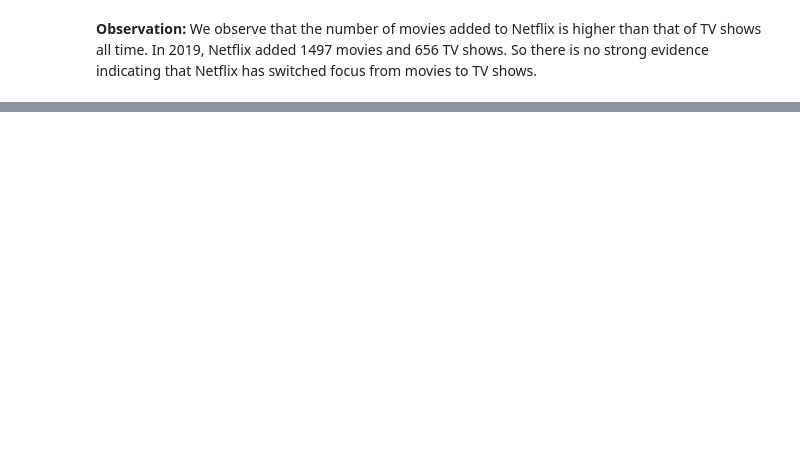
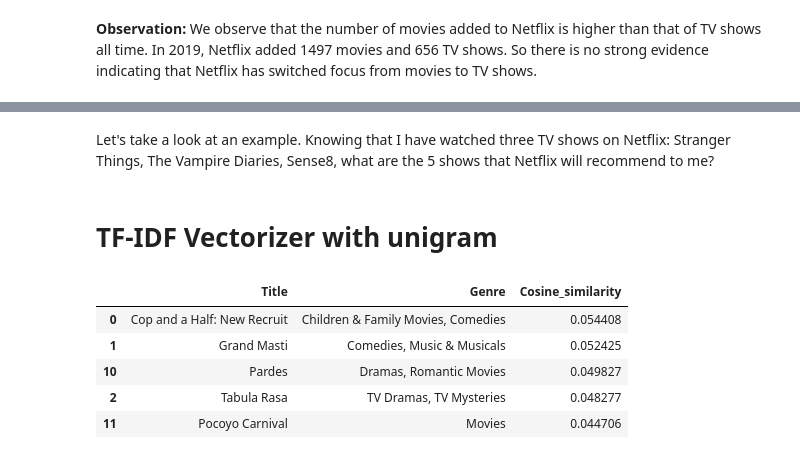
Before and after one commit to Harisha-AlmaBetter/NETFLIX-MOVIES-AND-TV-SHOWS-CLUSTERING, a Jupyter notebook: NETFLIX_MOVIES_AND_TV_SHOWS_CLUSTERING.ipynb, the cells around one changed output, grey strips where cells are left out. Cells and saved outputs as stored; diff of their text form; code cells hidden in the pictures; blank space fills up the shorter version.

```diff
--- a/NETFLIX_MOVIES_AND_TV_SHOWS_CLUSTERING.ipynb
+++ b/NETFLIX_MOVIES_AND_TV_SHOWS_CLUSTERING.ipynb
@@ -1037,7 +1042,7 @@ for i in np.arange(len(country)):
                        orientation="h", name="",
                        marker=dict(color=colors[i])), position[i][0],  position[i][1])
 
-  fig.update_layout(showlegend=False, height = 650, width = 900, title_text="Top 5 genres by country")
+  fig.update_layout(showlegend=False, height = 650, width = 900, title_text="Top genres by country")
 
 fig.show()
 # %% [output]
@@ -1061,0 +1113,43 @@ fig.show()
+# %%
+tfidf_vectorizer = TfidfVectorizer().fit_transform(clean_corpus)
+# %%
+def get_recommendation(show_list, vectorizer):
+  '''
+  Returns:
+        A df showing the top 5 similar show and genres of a given list of shows
+  Input:
+        Show_name: A list of shows that the user has already watched
+        Vectorizer: Type of vectorizer
+  '''
+  title, scores, genre = [], [], []
+  for show_name in show_list:
+    show_index = nf[nf['title'] == show_name].index[0]
+    cosine_similarities = linear_kernel(vectorizer[show_index], vectorizer).flatten()
+    similar_show_index = cosine_similarities.argsort()[:-7:-1][1:]
+    title += [nf['title'][i] for i in similar_show_index]
+    genre += [nf['genres'][i] for i in similar_show_index]
+    scores += list(cosine_similarities[similar_show_index])
+
+  df = pd.DataFrame(data = {'Title': title,
+                            'Genre': genre,
+                            'Cosine_similarity': scores})
+
+  df = df[~df['Title'].isin(show_list)].sort_values('Cosine_similarity', ascending = False)
+  df['Title'] = df['Title'].drop_duplicates()
+  top_five_list = df[df['Title'].notna()].iloc[0:5, :]
+
+  return top_five_list
+# %% [markdown]
+Let's take a look at an example. Knowing that I have watched three TV shows on Netflix: Stranger Things, The Vampire Diaries, Sense8, what are the 5 shows that Netflix will recommend to me?
+# %% [markdown]
+# **TF-IDF Vectorizer with unigram**
+# %%
+watched_shows = ['Stranger Things', 'The Vampire Diaries', 'Sense8']
+get_recommendation(watched_shows, tfidf_vectorizer)
+# %% [output]
+|  | Title | Genre | Cosine_similarity |
+| 0 | Cop and a Half: New Recruit | Children & Family Movies, Comedies | 0.054408 |
+| 1 | Grand Masti | Comedies, Music & Musicals | 0.052425 |
+| 10 | Pardes | Dramas, Romantic Movies | 0.049827 |
+| 2 | Tabula Rasa | TV Dramas, TV Mysteries | 0.048277 |
+| 11 | Pocoyo Carnival | Movies | 0.044706 |
```
Also changed, not shown: parts of 14 cells of this notebook.
